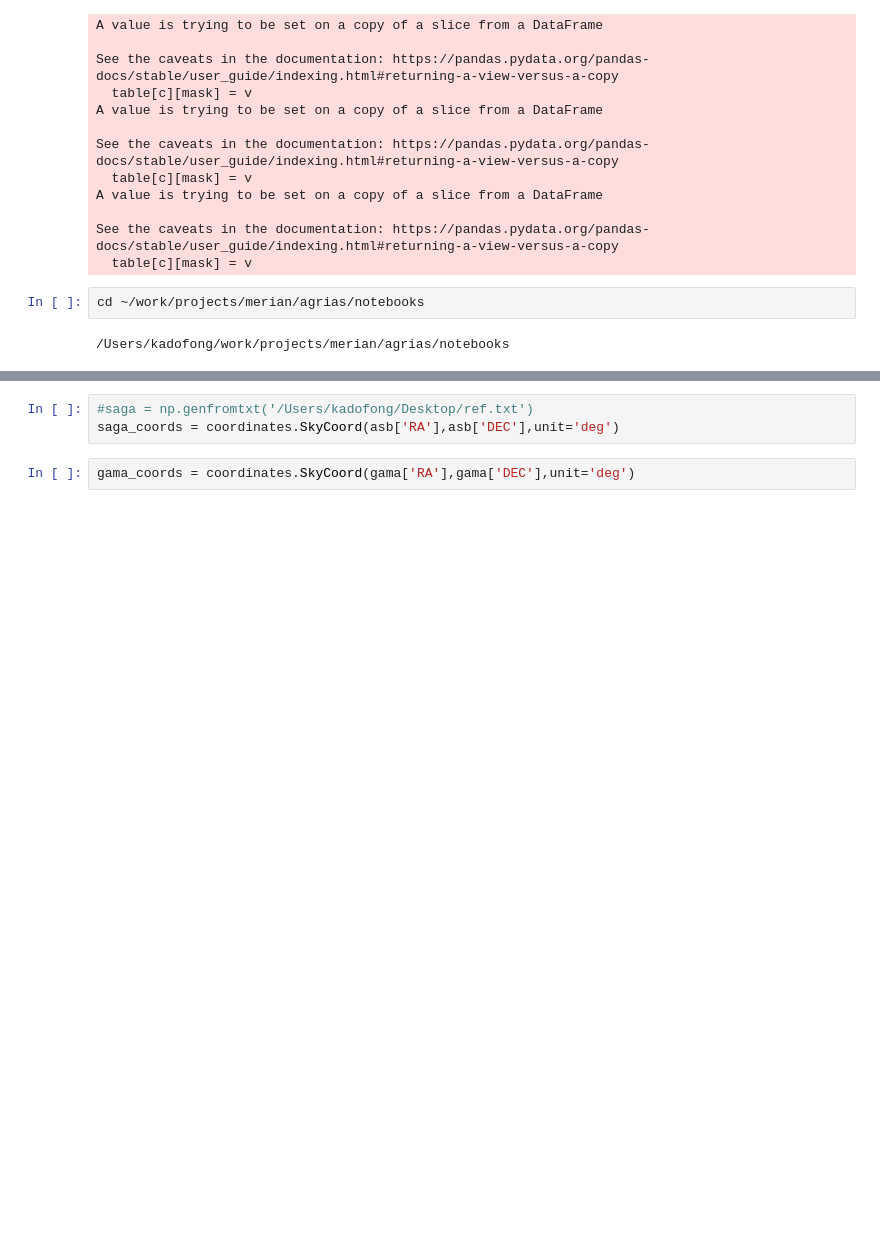
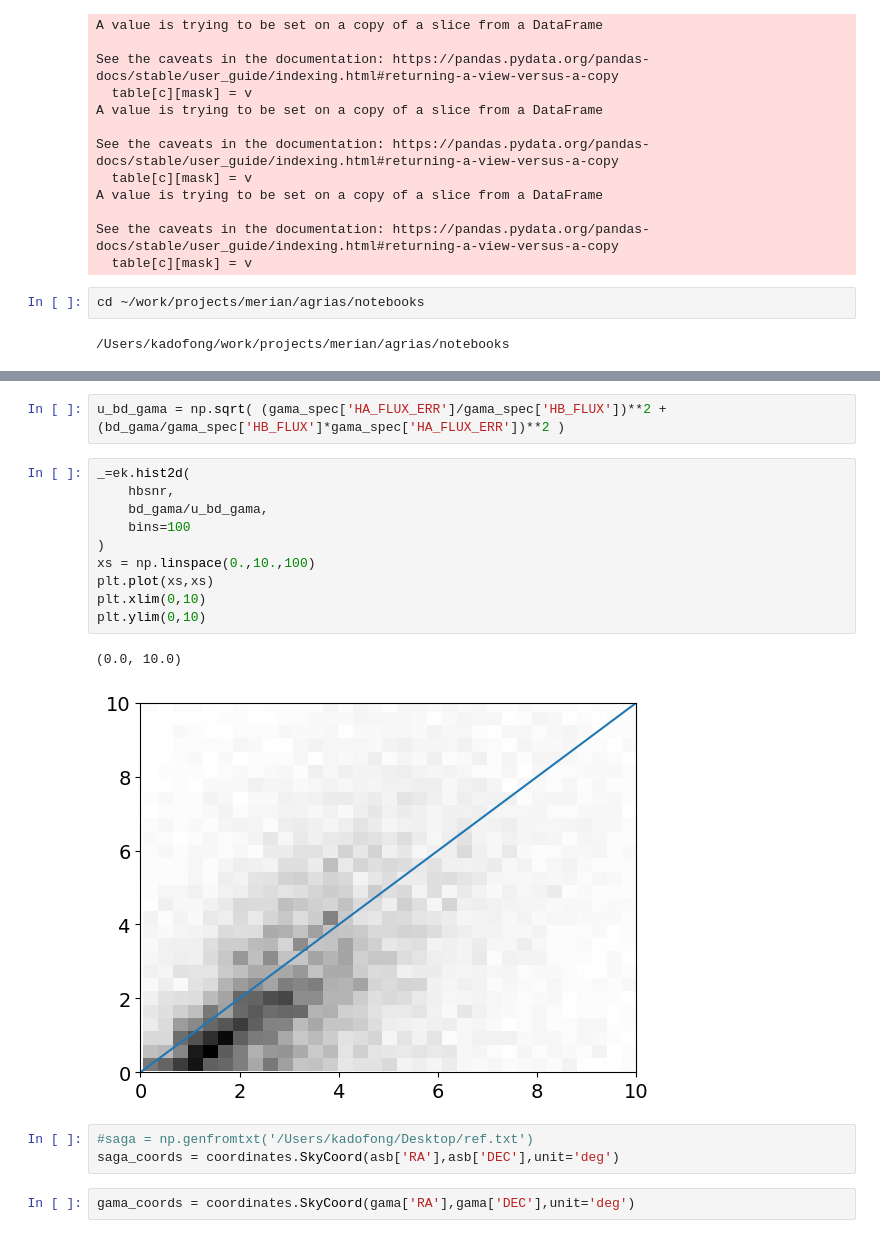
Before and after one commit to ekadofong/agrias, a Jupyter notebook: notebooks/MerianPhotometryCheck.ipynb, the cells around one changed output, grey strips where cells are left out. Cells and saved outputs as stored; diff of their text form; blank space fills up the shorter version.

```diff
--- a/notebooks/MerianPhotometryCheck.ipynb
+++ b/notebooks/MerianPhotometryCheck.ipynb
@@ -56,3 +122,18 @@ gama = table.Table(fits.open('/Users/kadofong/work/projects/gama/local_data/Sers
+# %%
+u_bd_gama = np.sqrt( (gama_spec['HA_FLUX_ERR']/gama_spec['HB_FLUX'])**2 + (bd_gama/gama_spec['HB_FLUX']*gama_spec['HA_FLUX_ERR'])**2 )
+# %%
+_=ek.hist2d(
+    hbsnr,
+    bd_gama/u_bd_gama,
+    bins=100
+)
+xs = np.linspace(0.,10.,100)
+plt.plot(xs,xs)
+plt.xlim(0,10)
+plt.ylim(0,10)
+# %% [output]
+(0.0, 10.0)
+[figure, added]
 # %%
 #saga = np.genfromtxt('/Users/kadofong/Desktop/ref.txt')
 saga_coords = coordinates.SkyCoord(asb['RA'],asb['DEC'],unit='deg')
```
Also changed, not shown: parts of 21 cells of this notebook, 3 other files.
